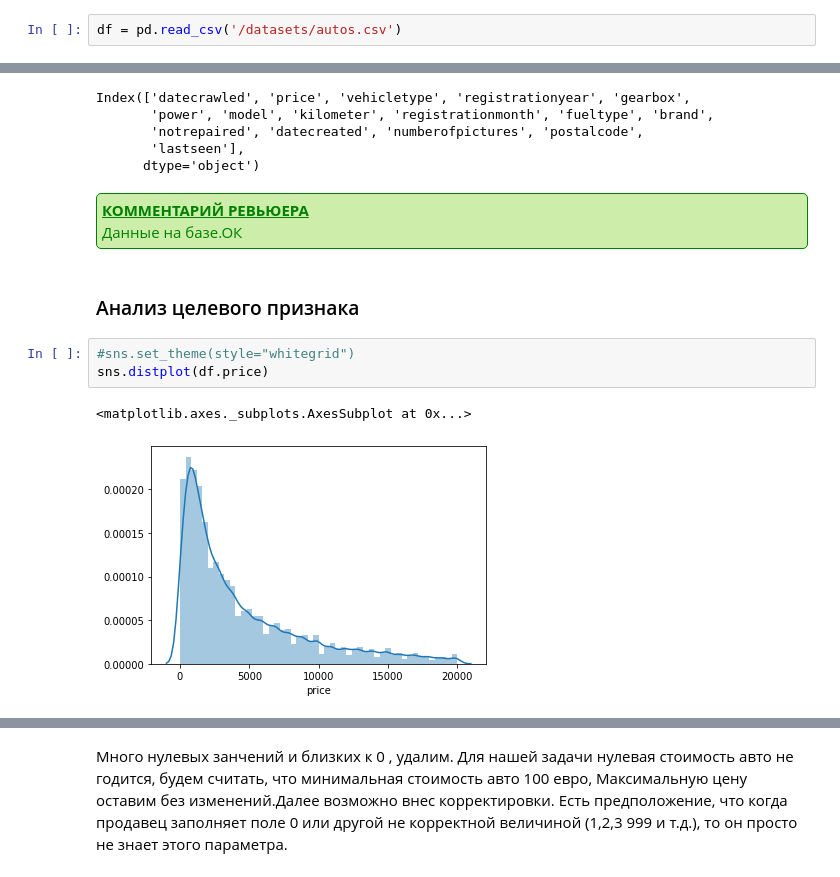
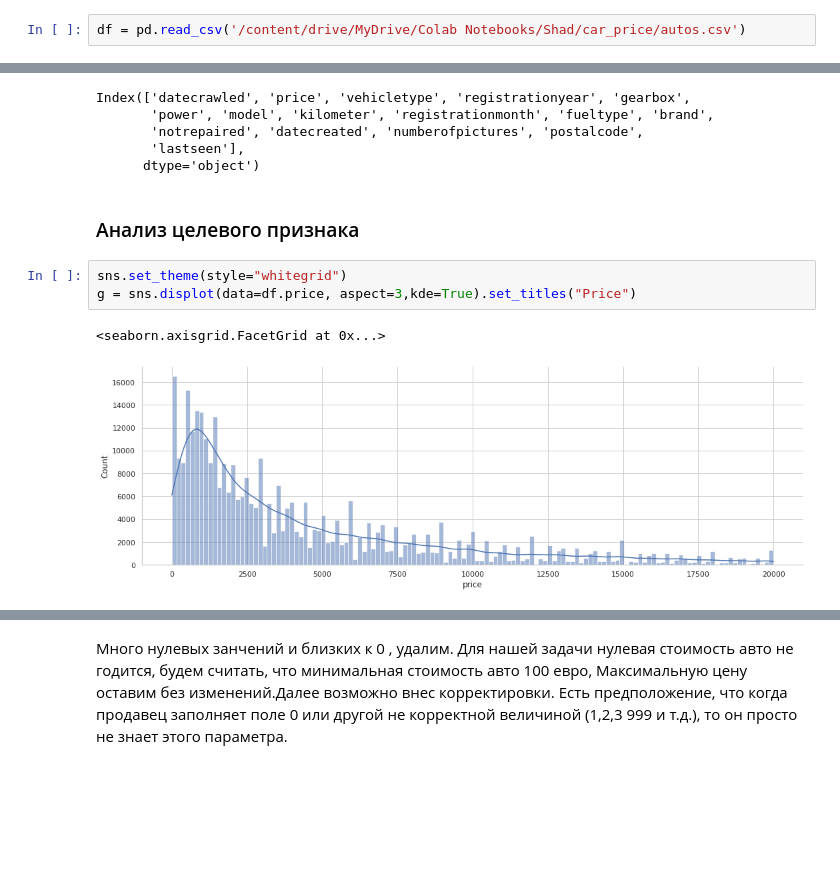
Before and after one commit to geldarr/praktikum, a Jupyter notebook: 14_car_price(boosting)/14_Car_price.ipynb, the cells around one changed output, grey strips where cells are left out. Cells and saved outputs as stored; diff of their text form; blank space fills up the shorter version.

```diff
--- a/14_car_price(boosting)/14_Car_price.ipynb
+++ b/14_car_price(boosting)/14_Car_price.ipynb
@@ -62,5 +69,5 @@ from datetime import timedelta
 # %%
-df = pd.read_csv('/datasets/autos.csv')
+df = pd.read_csv('/content/drive/MyDrive/Colab Notebooks/Shad/car_price/autos.csv')
 # %%
 #check datatype
 df.info()
@@ -111,15 +118,11 @@ Index(['datecrawled', 'price', 'vehicletype', 'registrationyear', 'gearbox',
        'notrepaired', 'datecreated', 'numberofpictures', 'postalcode',
        'lastseen'],
       dtype='object')
-# %% [markdown]
-<div style="background: #cceeaa; padding: 5px; border: 1px solid green; border-radius: 5px;">
-<font color='green'><u><b>КОММЕНТАРИЙ РЕВЬЮЕРА</b></u></font>
-<font color='green'><br>Данные на базе.ОК
 # %% [markdown]
 ### Анализ  целевого признака
 # %%
-#sns.set_theme(style="whitegrid")
-sns.distplot(df.price)
+sns.set_theme(style="whitegrid")
+g = sns.displot(data=df.price, aspect=3,kde=True).set_titles("Price")
 # %% [output]
-<matplotlib.axes._subplots.AxesSubplot at 0x...>
+<seaborn.axisgrid.FacetGrid at 0x...>
-[figure, old version]
+[figure, new version]
```
Also changed, not shown: parts of 35 cells of this notebook.
